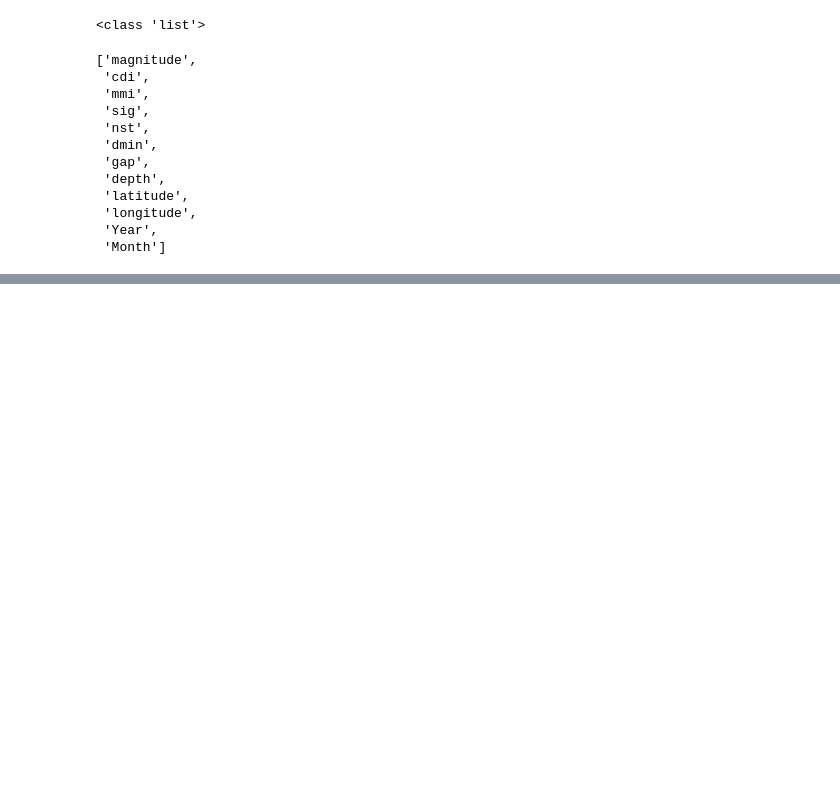
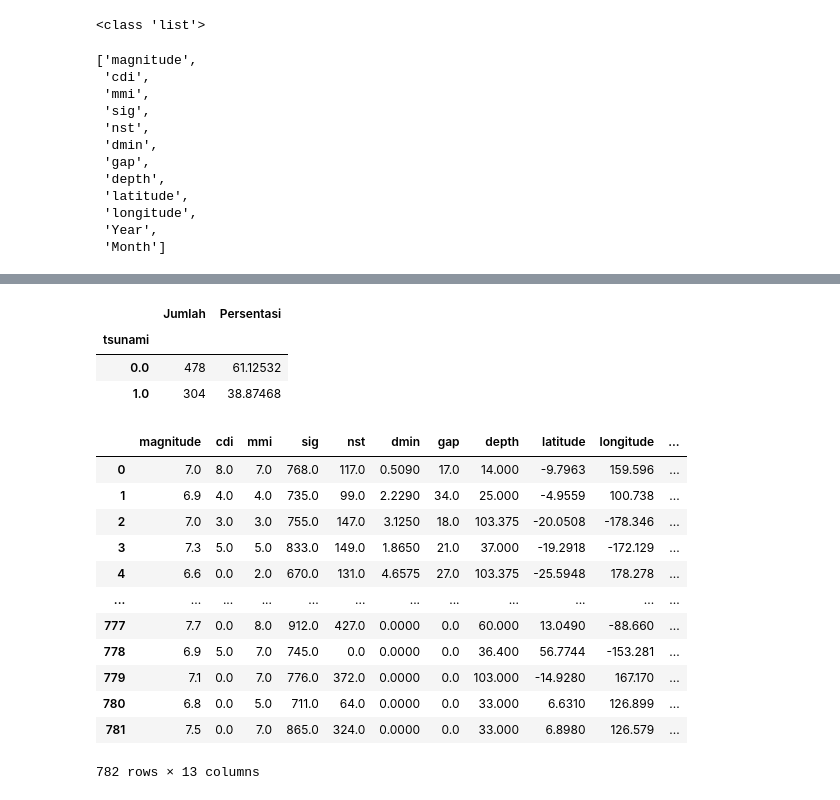
Before and after one commit to livetzy/LearnDC, a Jupyter notebook: DataTsunami.ipynb, the cells around one changed output, grey strips where cells are left out. Saved outputs shown, nothing was run; the diff lists cells and outputs as text; code cells hidden in the pictures; blank space fills up the shorter version.

```diff
--- a/DataTsunami.ipynb
+++ b/DataTsunami.ipynb
@@ -300,2 +303,30 @@ print(df_results)
 1       Decision Tree  0.904459   0.883333  0.868852  0.876033  0.897968
 2  LogisticRegression  0.859873   0.774648  0.901639  0.833333  0.921448
+# %%
+distribusi = pd.DataFrame({
+    "Jumlah" : df['tsunami'].value_counts(),
+    "Persentasi" : df['tsunami'].value_counts(normalize=True) * 100
+})
+
+distribusi
+# %% [output]
+|  | Jumlah | Persentasi |
+| tsunami |  |  |
+| 0.0 | 478 | 61.12532 |
+| 1.0 | 304 | 38.87468 |
+# %%
+df
+# %% [output]
+|  | magnitude | cdi | mmi | sig | nst | dmin | gap | depth | latitude | longitude | ... |
+| 0 | 7.0 | 8.0 | 7.0 | 768.0 | 117.0 | 0.5090 | 17.0 | 14.000 | -9.7963 | 159.596 | ... |
+| 1 | 6.9 | 4.0 | 4.0 | 735.0 | 99.0 | 2.2290 | 34.0 | 25.000 | -4.9559 | 100.738 | ... |
+| 2 | 7.0 | 3.0 | 3.0 | 755.0 | 147.0 | 3.1250 | 18.0 | 103.375 | -20.0508 | -178.346 | ... |
+| 3 | 7.3 | 5.0 | 5.0 | 833.0 | 149.0 | 1.8650 | 21.0 | 37.000 | -19.2918 | -172.129 | ... |
+| 4 | 6.6 | 0.0 | 2.0 | 670.0 | 131.0 | 4.6575 | 27.0 | 103.375 | -25.5948 | 178.278 | ... |
+| ... | ... | ... | ... | ... | ... | ... | ... | ... | ... | ... | ... |
+| 777 | 7.7 | 0.0 | 8.0 | 912.0 | 427.0 | 0.0000 | 0.0 | 60.000 | 13.0490 | -88.660 | ... |
+| 778 | 6.9 | 5.0 | 7.0 | 745.0 | 0.0 | 0.0000 | 0.0 | 36.400 | 56.7744 | -153.281 | ... |
+| 779 | 7.1 | 0.0 | 7.0 | 776.0 | 372.0 | 0.0000 | 0.0 | 103.000 | -14.9280 | 167.170 | ... |
+| 780 | 6.8 | 0.0 | 5.0 | 711.0 | 64.0 | 0.0000 | 0.0 | 33.000 | 6.6310 | 126.899 | ... |
+| 781 | 7.5 | 0.0 | 7.0 | 865.0 | 324.0 | 0.0000 | 0.0 | 33.000 | 6.8980 | 126.579 | ... |
+782 rows × 13 columns
```
Also changed, not shown: parts of 5 cells of this notebook, 2 other files.
